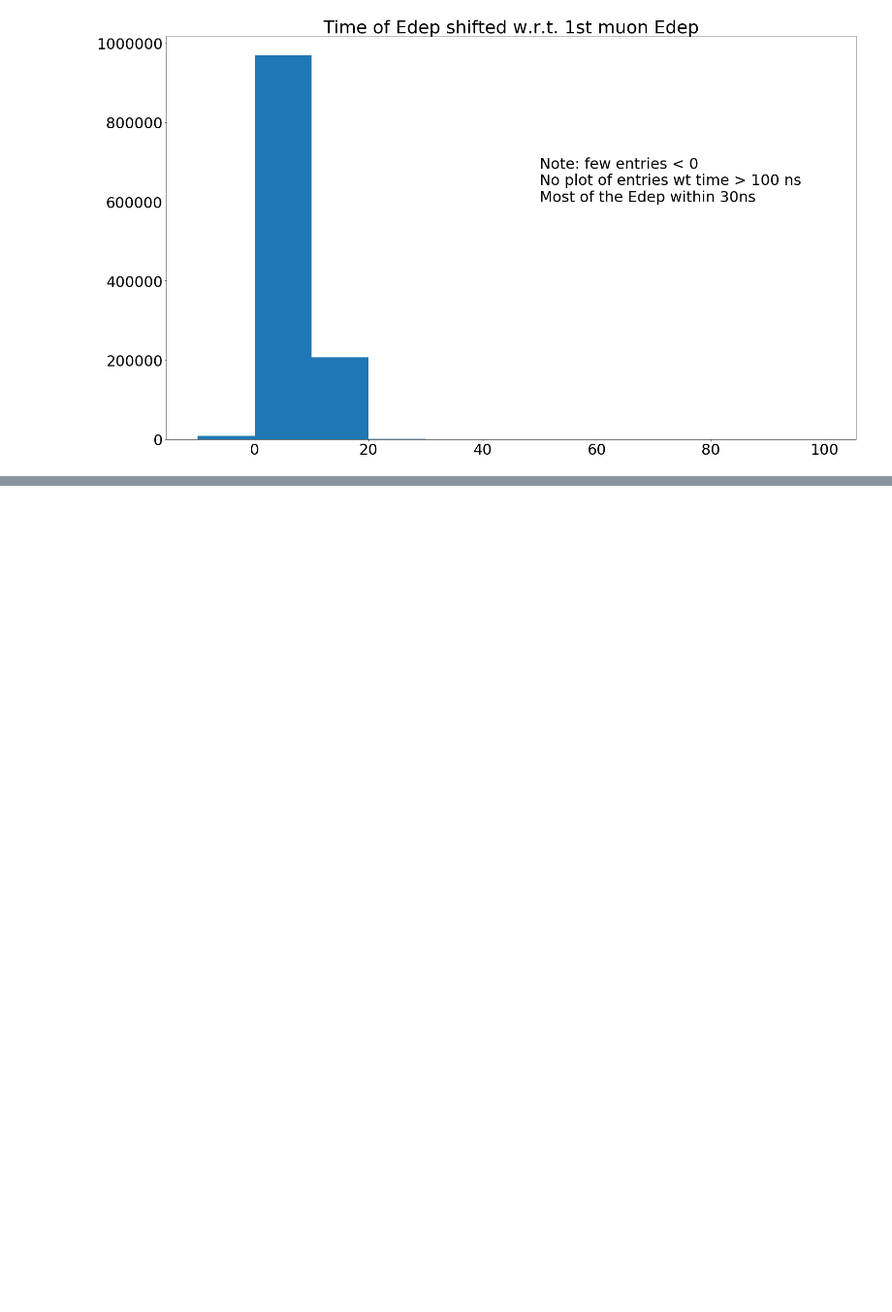
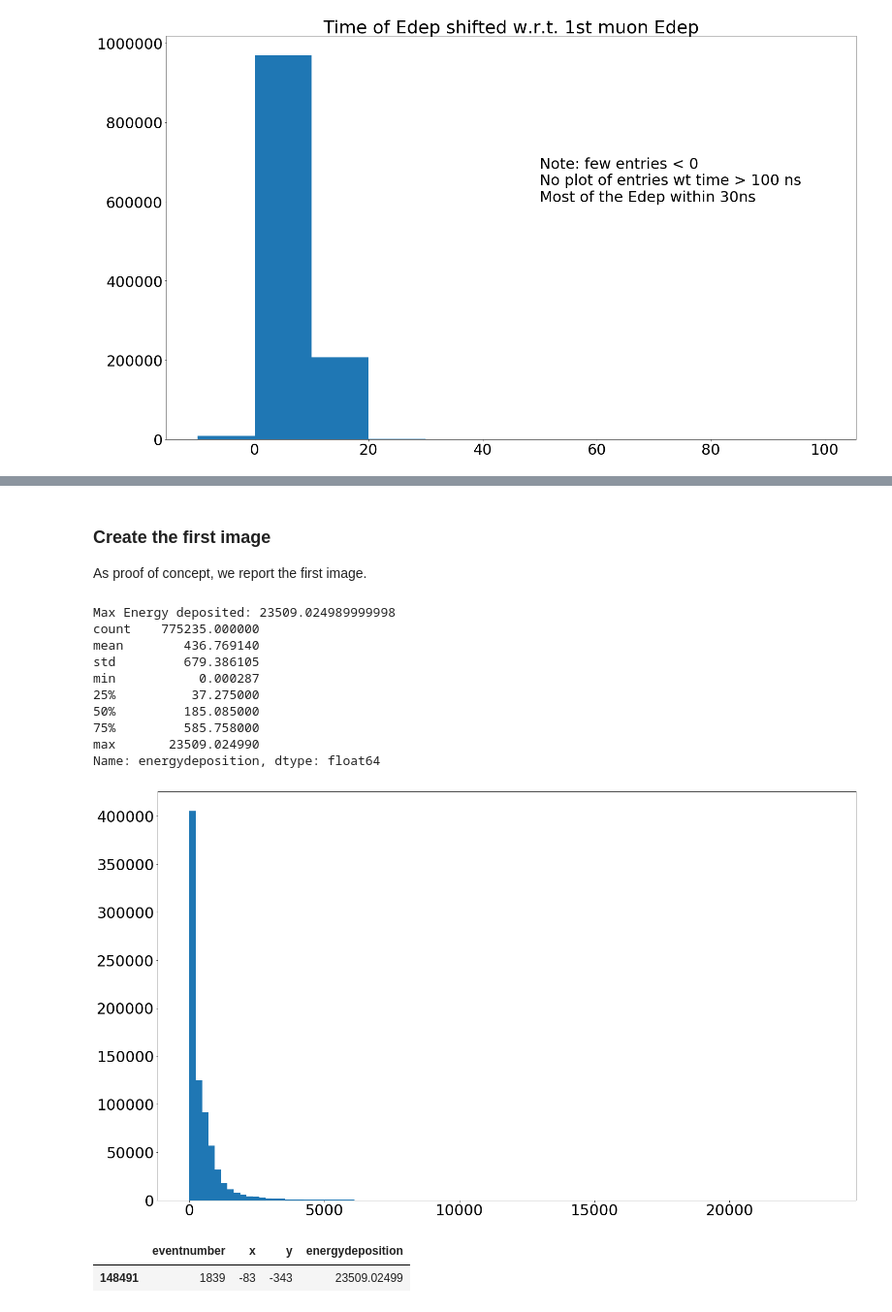
Before and after one commit to luigiberducci/ML4NP, a Jupyter notebook: Notebooks/simdata_in_2d_images.ipynb, the cells around one changed output, grey strips where cells are left out. Shown at 97% size. Saved outputs shown, nothing was run; the diff lists cells and outputs as text; code cells hidden in the pictures; blank space fills up the shorter version.

Commit message:
convertion in 2dimage: update with binning and group by on x,y

```diff
--- a/Notebooks/simdata_in_2d_images.ipynb
+++ b/Notebooks/simdata_in_2d_images.ipynb
@@ -117 +117,32 @@ t_p_selection
 1185937 rows × 16 columns
+# %% [markdown]
+### Create the first image
+As proof of concept, we report the first image.
+# %%
+bin_space = t_p_selection
+bin_space.x = bin_space.x.astype(int)
+bin_space.y = bin_space.y.astype(int)
+
+binned = bin_space.groupby(["eventnumber", "x", "y"]).energydeposition.sum().reset_index()
+print("Max Energy deposited: {}".format(binned.energydeposition.max()))
+print(binned.energydeposition.describe())
+
+plt.hist(binned.energydeposition, 100)
+plt.show()
+binned.head()
+
+binned[binned.energydeposition == binned.energydeposition.max()]
+# %% [output]
+Max Energy deposited: 23509.024989999998
+count    775235.000000
+mean        436.769140
+std         679.386105
+min           0.000287
+25%          37.275000
+50%         185.085000
+75%         585.758000
+max       23509.024990
+Name: energydeposition, dtype: float64
+[figure, added]
+|  | eventnumber | x | y | energydeposition |
+| 148491 | 1839 | -83 | -343 | 23509.02499 |
```
Also changed, not shown: parts of 5 cells of this notebook.
